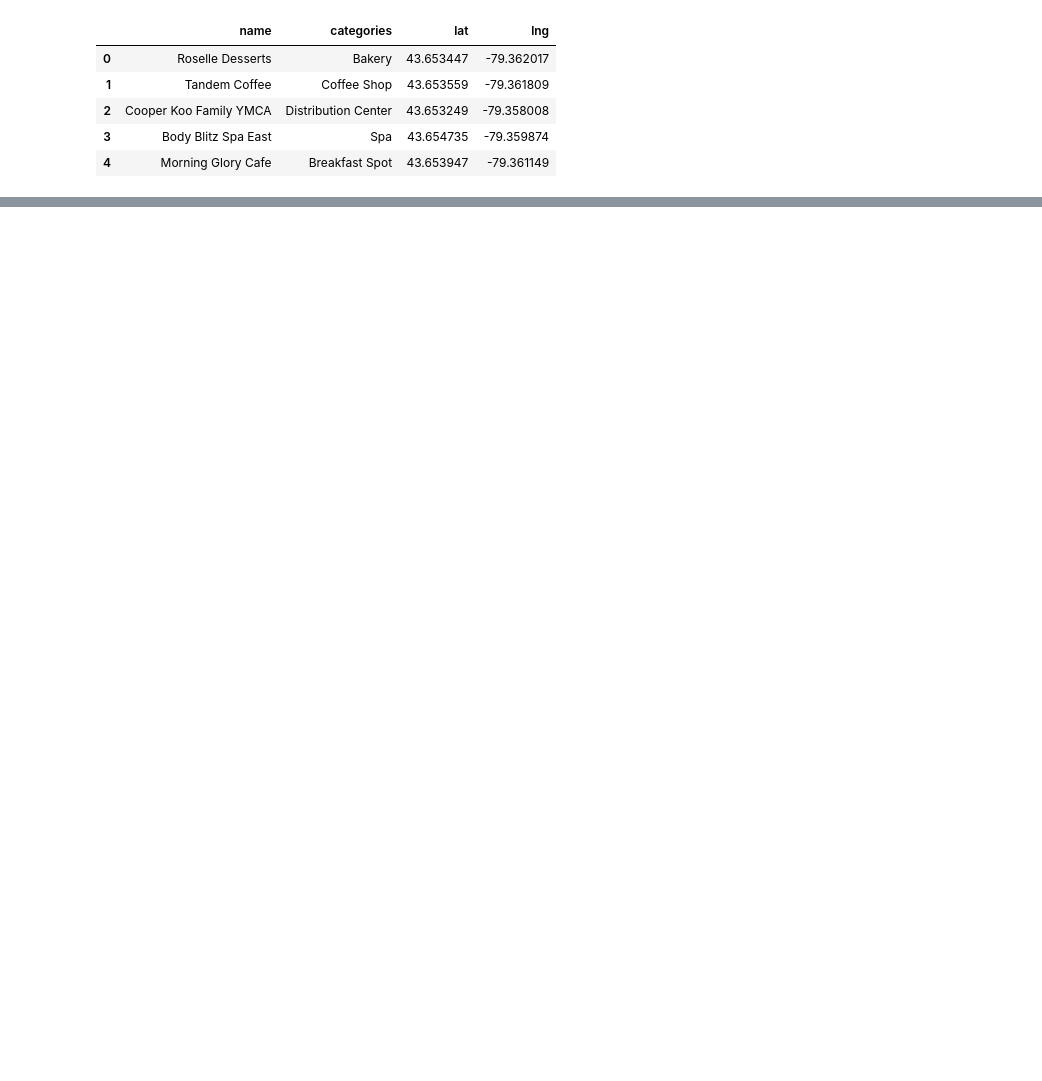
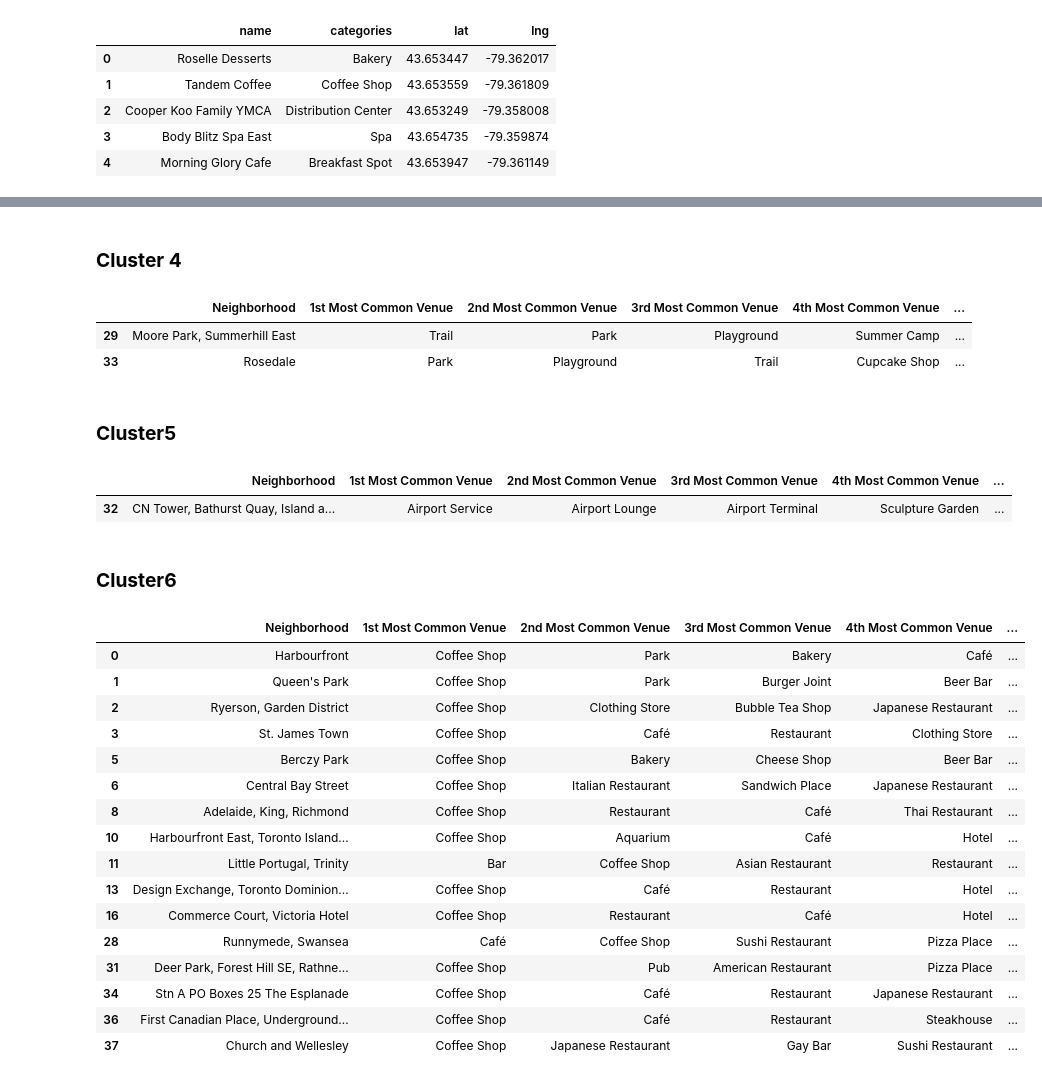
Before and after one commit to rfphoenix/ML_Capstone, a Jupyter notebook: ML_Capstone.ipynb, the cells around one changed output, grey strips where cells are left out. Drawn from its saved outputs; the diff is of its cells as text; code cells hidden in the pictures; blank space fills up the shorter version.

Commit message:
final commit. added cluster analysis

```diff
--- a/ML_Capstone.ipynb
+++ b/ML_Capstone.ipynb
@@ -298,0 +482,22 @@ print('{} venues were returned by Foursquare'.format(nearby_venues.shape[0]))
+# %%
+num_top_venues = 10
+
+indicators = ['st', 'nd', 'rd']
+
+# create columns according to number of top venues
+columns = ['Neighborhood']
+for ind in np.arange(num_top_venues):
+    try:
+        columns.append('{}{} Most Common Venue'.format(ind + 1, indicators[ind]))
+    except:
+        columns.append('{}th Most Common Venue'.format(ind + 1))
+
+# create a new dataframe
+neighborhood_venues_sorted = pd.DataFrame(columns=columns)
+neighborhood_venues_sorted['Neighborhood'] = toronto_grouped['Neighborhood']
+
+for ind in np.arange(toronto_grouped.shape[0]):
+    neighborhood_venues_sorted.iloc[ind, 1:] = return_most_common_venues(toronto_grouped.iloc[ind,:],
+                                                                         num_top_venues)
+
+neighborhood_venues_sorted.head()
@@ -298,0 +530,13 @@ print('{} venues were returned by Foursquare'.format(nearby_venues.shape[0]))
+# %%
+from sklearn.cluster import KMeans
+import folium
+import matplotlib.cm as cm
+import matplotlib.colors as colors
+# set number of clusters
+kclusters = 10
+
+toronto_grouped_clustering = toronto_grouped.drop('Neighborhood', 1)
+
+kmeans = KMeans(n_clusters=kclusters, random_state=0).fit(toronto_grouped_clustering)
+
+kmeans.labels_[0:10]
@@ -298,0 +545,8 @@ print('{} venues were returned by Foursquare'.format(nearby_venues.shape[0]))
+# %%
+# add clustering labels
+neighborhood_venues_sorted.insert(0, 'Cluster Labels', kmeans.labels_)
+
+toronto_merged = toronto_data
+
+toronto_merged = toronto_merged.join(neighborhood_venues_sorted.set_index('Neighborhood'),
+                                     on='Neighborhood')
@@ -298,0 +628,37 @@ print('{} venues were returned by Foursquare'.format(nearby_venues.shape[0]))
+# %% [markdown]
+### **Cluster 4**
+# %%
+toronto_merged.loc[toronto_merged['Cluster Labels'] == 3, toronto_merged.columns[[2] + list(range(6, toronto_merged.shape[1]))]]
+# %% [output]
+|  | Neighborhood | 1st Most Common Venue | 2nd Most Common Venue | 3rd Most Common Venue | 4th Most Common Venue | ... |
+| 29 | Moore Park, Summerhill East | Trail | Park | Playground | Summer Camp | ... |
+| 33 | Rosedale | Park | Playground | Trail | Cupcake Shop | ... |
+# %% [markdown]
+### **Cluster5**
+# %%
+toronto_merged.loc[toronto_merged['Cluster Labels'] == 4, toronto_merged.columns[[2] + list(range(6, toronto_merged.shape[1]))]]
+# %% [output]
+|  | Neighborhood | 1st Most Common Venue | 2nd Most Common Venue | 3rd Most Common Venue | 4th Most Common Venue | ... |
+| 32 | CN Tower, Bathurst Quay, Island a... | Airport Service | Airport Lounge | Airport Terminal | Sculpture Garden | ... |
+# %% [markdown]
+### **Cluster6**
+# %%
+toronto_merged.loc[toronto_merged['Cluster Labels'] == 5, toronto_merged.columns[[2] + list(range(6, toronto_merged.shape[1]))]]
+# %% [output]
+|  | Neighborhood | 1st Most Common Venue | 2nd Most Common Venue | 3rd Most Common Venue | 4th Most Common Venue | ... |
+| 0 | Harbourfront | Coffee Shop | Park | Bakery | Café | ... |
+| 1 | Queen's Park | Coffee Shop | Park | Burger Joint | Beer Bar | ... |
+| 2 | Ryerson, Garden District | Coffee Shop | Clothing Store | Bubble Tea Shop | Japanese Restaurant | ... |
+| 3 | St. James Town | Coffee Shop | Café | Restaurant | Clothing Store | ... |
+| 5 | Berczy Park | Coffee Shop | Bakery | Cheese Shop | Beer Bar | ... |
+| 6 | Central Bay Street | Coffee Shop | Italian Restaurant | Sandwich Place | Japanese Restaurant | ... |
+| 8 | Adelaide, King, Richmond | Coffee Shop | Restaurant | Café | Thai Restaurant | ... |
+| 10 | Harbourfront East, Toronto Island... | Coffee Shop | Aquarium | Café | Hotel | ... |
+| 11 | Little Portugal, Trinity | Bar | Coffee Shop | Asian Restaurant | Restaurant | ... |
+| 13 | Design Exchange, Toronto Dominion... | Coffee Shop | Café | Restaurant | Hotel | ... |
+| 16 | Commerce Court, Victoria Hotel | Coffee Shop | Restaurant | Café | Hotel | ... |
+| 28 | Runnymede, Swansea | Café | Coffee Shop | Sushi Restaurant | Pizza Place | ... |
+| 31 | Deer Park, Forest Hill SE, Rathne... | Coffee Shop | Pub | American Restaurant | Pizza Place | ... |
+| 34 | Stn A PO Boxes 25 The Esplanade | Coffee Shop | Café | Restaurant | Japanese Restaurant | ... |
+| 36 | First Canadian Place, Underground... | Coffee Shop | Café | Restaurant | Steakhouse | ... |
+| 37 | Church and Wellesley | Coffee Shop | Japanese Restaurant | Gay Bar | Sushi Restaurant | ... |
```
Also changed, not shown: parts of 38 cells of this notebook.
